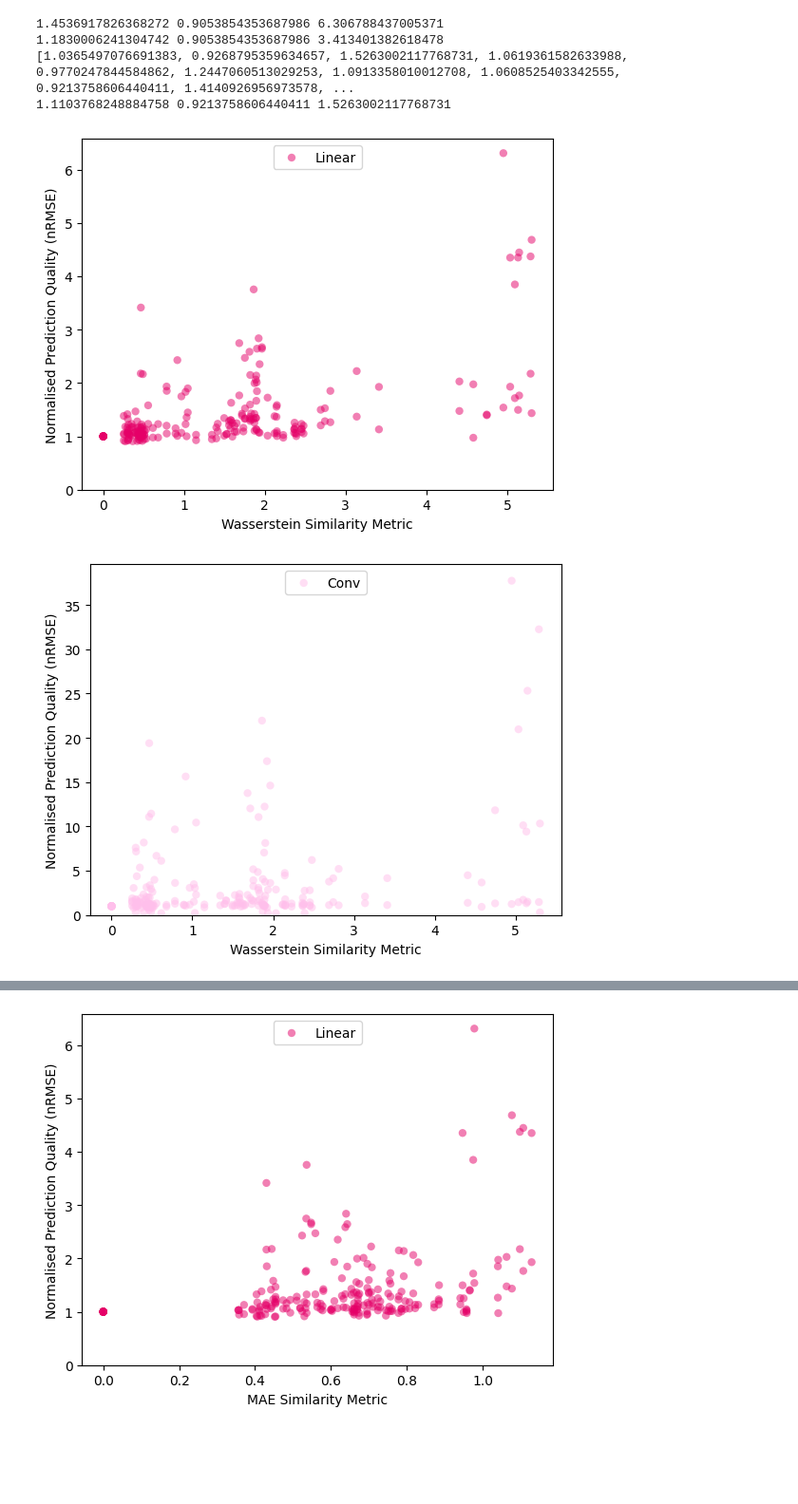
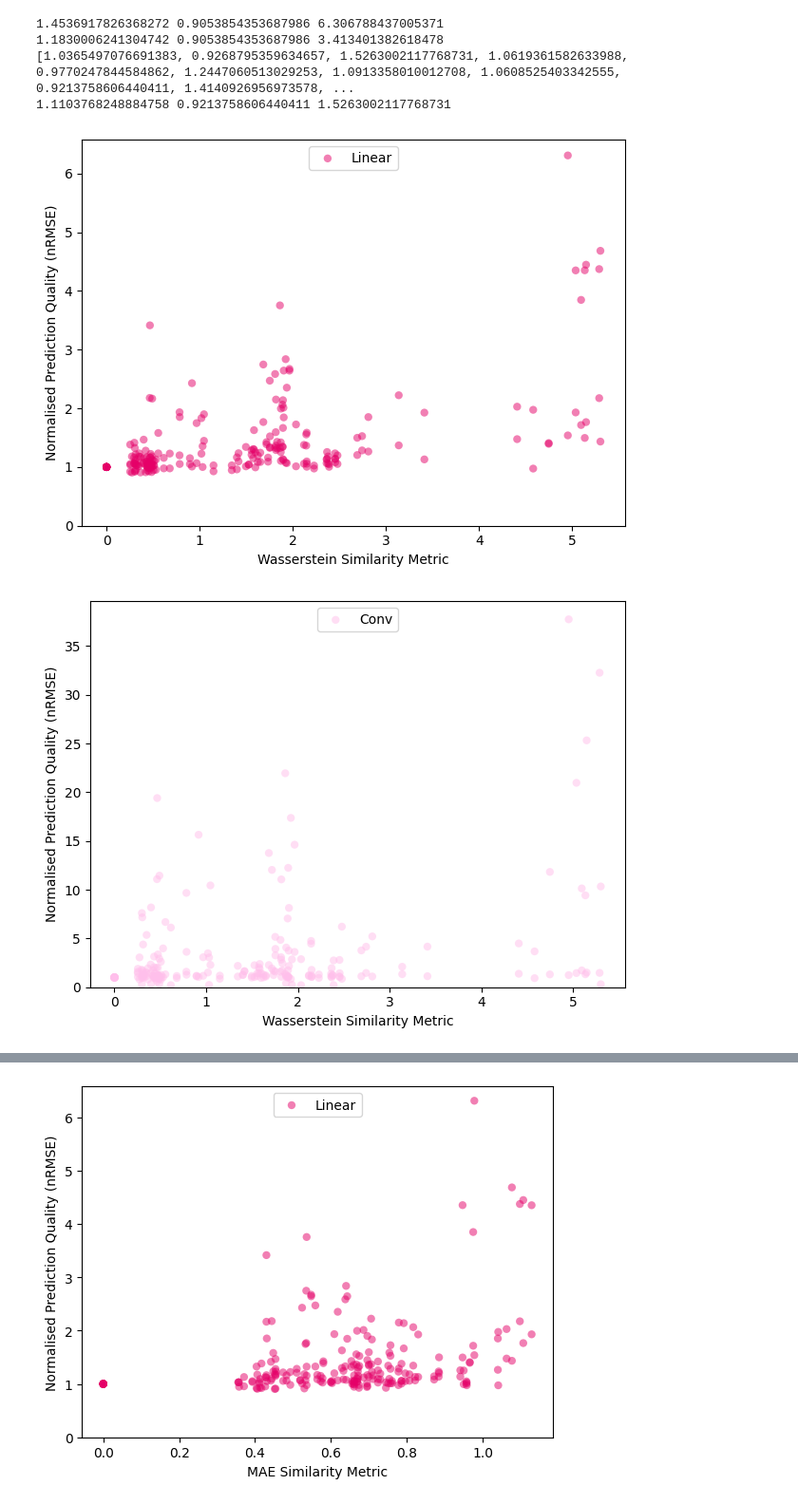
Before and after one commit to EECi/Annex_37, a Jupyter notebook: plots/plot_generalisation_results.ipynb, the cells around one changed output, grey strips where cells are left out. Shown at 95% size. Saved outputs shown, nothing was run; the diff lists cells and outputs as text; code cells hidden in the pictures; blank space fills up the shorter version.

```diff
--- a/plots/plot_generalisation_results.ipynb
+++ b/plots/plot_generalisation_results.ipynb
@@ -107,13 +109,16 @@ print(np.mean(best_sim_scores), min(best_sim_scores), max(best_sim_scores))
 # %%
 # Plot correlation between normalised generalisation scores and wasserstein distance
 for i,model in enumerate(models):
     fig,ax = plt.subplots()
     ax.scatter(wass_corrs.to_numpy().flatten(),(np.array(metric_scores[model])/np.diagonal(metric_scores[model])).flatten(),label=model_names[i],color=eeci_colors[i],alpha=0.5,edgecolors='none')
     ax.set_ylim(0)
     ax.set_ylabel('Normalised Prediction Quality (nRMSE)')
     ax.set_xlabel('Wasserstein Similarity Metric')
     plt.legend(fancybox=True, loc='upper center')
+    plt.tight_layout()
+    if model == 'linear':
+        fig.savefig('generalisation_linear_similarity_corr.pdf')
     plt.show()
 # %% [output]
-[figure, old version]
+[figure, new version]
-[figure, old version]
+[figure, new version]
```
Also changed, not shown: parts of 2 cells of this notebook, 6 other files.
